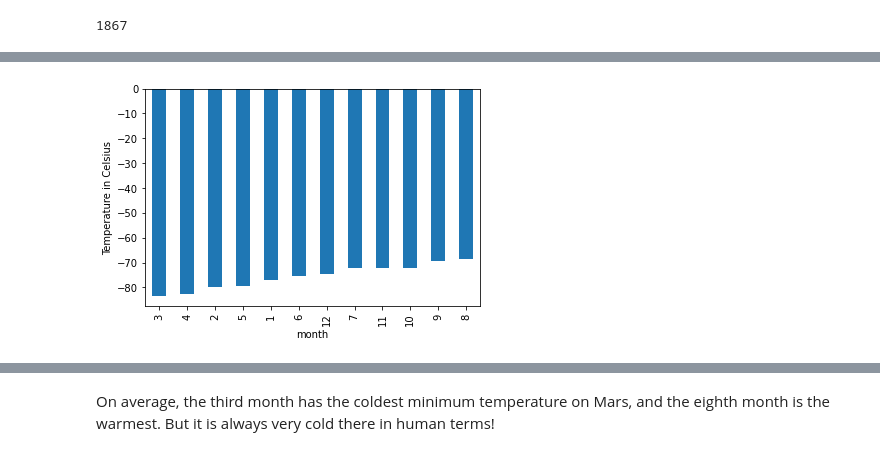
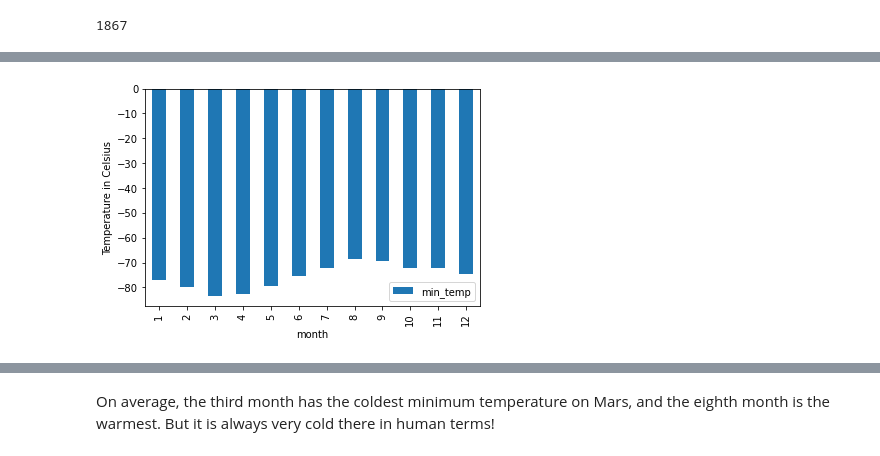
Before and after one commit to benbowlingGT/Mars_news, a Jupyter notebook: Starter_Code/part_2_mars_weather.ipynb, the cells around one changed output, grey strips where cells are left out. Drawn from its saved outputs; the diff is of its cells as text; code cells hidden in the pictures.

```diff
--- a/Starter_Code/part_2_mars_weather.ipynb
+++ b/Starter_Code/part_2_mars_weather.ipynb
@@ -148,2 +214,6 @@ dtype: object
+# %%
+#made data type adjustment from object to xyz
+# df({'id', 'terrestrial_date','sol','ls','month','min_temp','pressure'}).dtypes
+new_df = df.astype({'sol':'int','ls':'int','month':'int','min_temp':'float','pressure':'float'})
 # %%
 # Confirm type changes were successful by examining data types again
@@ -190,5 +265,10 @@ Analyze your dataset by using Pandas functions to answer the following questions
 Name: month, dtype: int64
 # %%
 # 2. How many Martian days' worth of data are there?
+#used day index for days
+num_martian_days = len(new_df["terrestrial_date"].unique())
+
+new_df['day_index']=list(range(0,num_martian_days))
+num_martian_days
 # %% [output]
 1867
@@ -215,0 +314,4 @@ Name: min_temp, dtype: float64
+# %%
+#added second [] to make data frame to graph
+low_temp = new_df.groupby("month")[['min_temp']].mean()
+low_temp
@@ -215,0 +352,4 @@ Name: min_temp, dtype: float64
+# %%
+#reset_index() method allowed me to reset the index back to the default 0, 1, 2 etc indexes.
+low_temp = low_temp.reset_index()
+low_temp
@@ -216,4 +370,8 @@ Name: min_temp, dtype: float64
 # %%
 # Identify the coldest and hottest months in Curiosity's location
+low_temp.sort_values(by=['month'],ascending=True).plot(x = 'month', y = 'min_temp', kind = 'bar',title = '')
+plt.show
+plt.ylabel("Temperature in Celsius")
+plt.xlabel("month");
 # %% [output]
-[figure, old version]
+[figure, new version]
```
Also changed, not shown: parts of 36 cells of this notebook.
